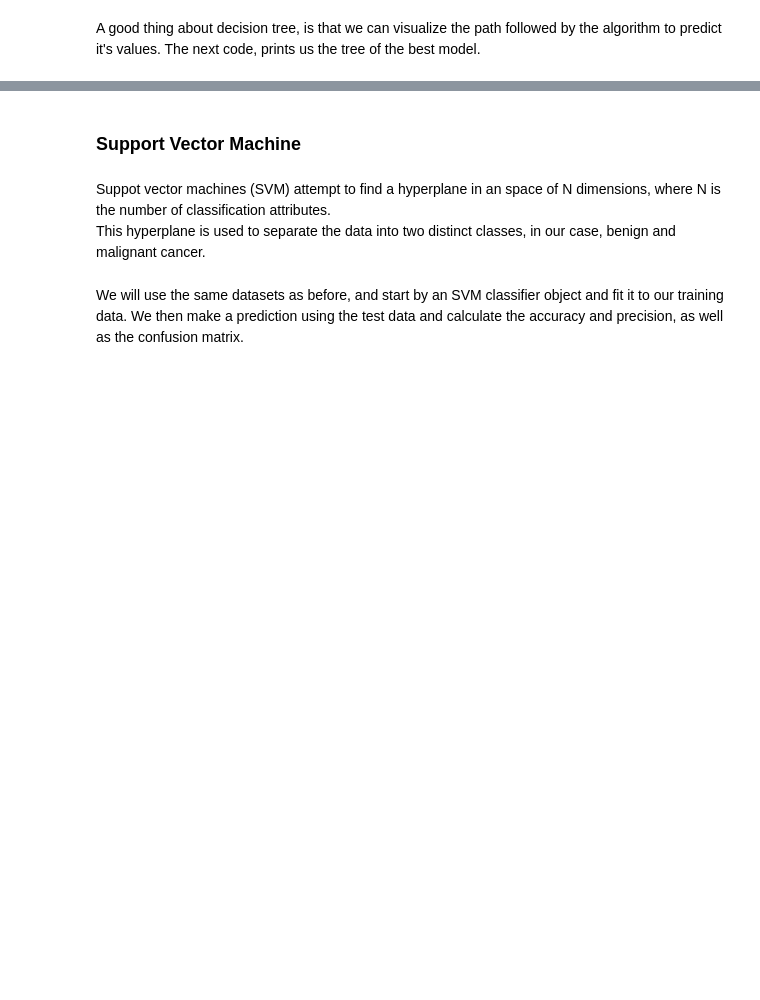
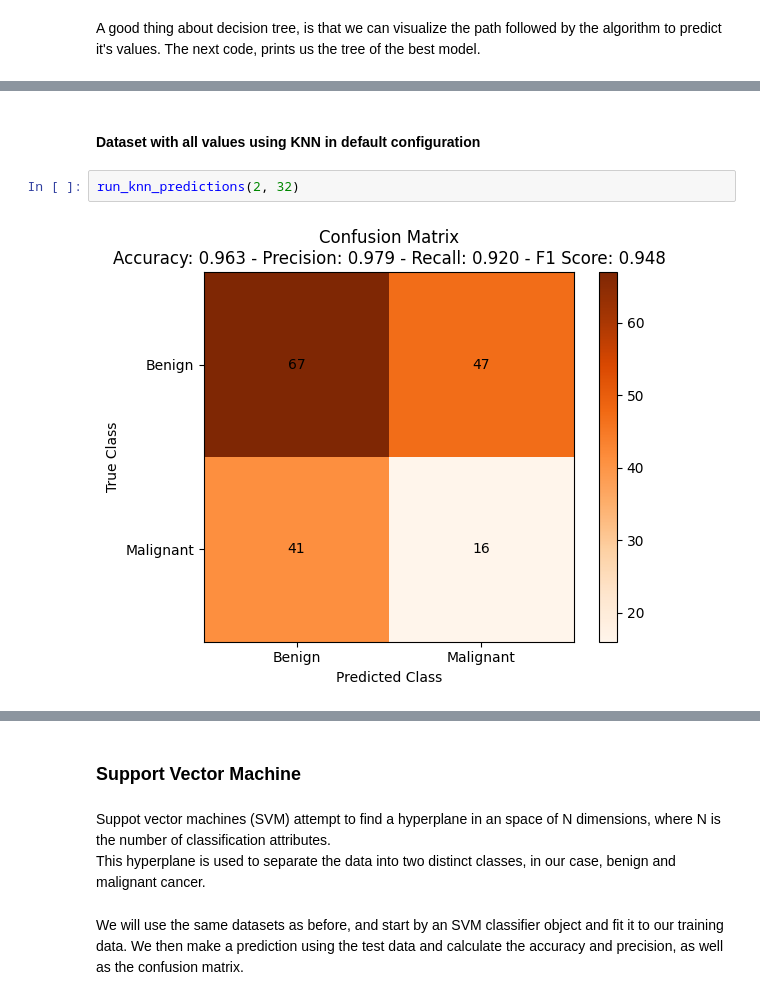
Before and after one commit to yoxerao/IA-proj2-FEUP, a Jupyter notebook: src/IART_proj2.ipynb, the cells around one changed output, grey strips where cells are left out. Drawn from its saved outputs; the diff is of its cells as text; blank space fills up the shorter version.

```diff
--- a/src/IART_proj2.ipynb
+++ b/src/IART_proj2.ipynb
@@ -291,0 +522,6 @@ _ = tree.plot_tree(best_model,
+# %% [markdown]
+#### Dataset with all values using KNN in default configuration
+# %%
+run_knn_predictions(2, 32)
+# %% [output]
+[figure, added]
```
Also changed, not shown: parts of 47 cells of this notebook, 1 other file.
